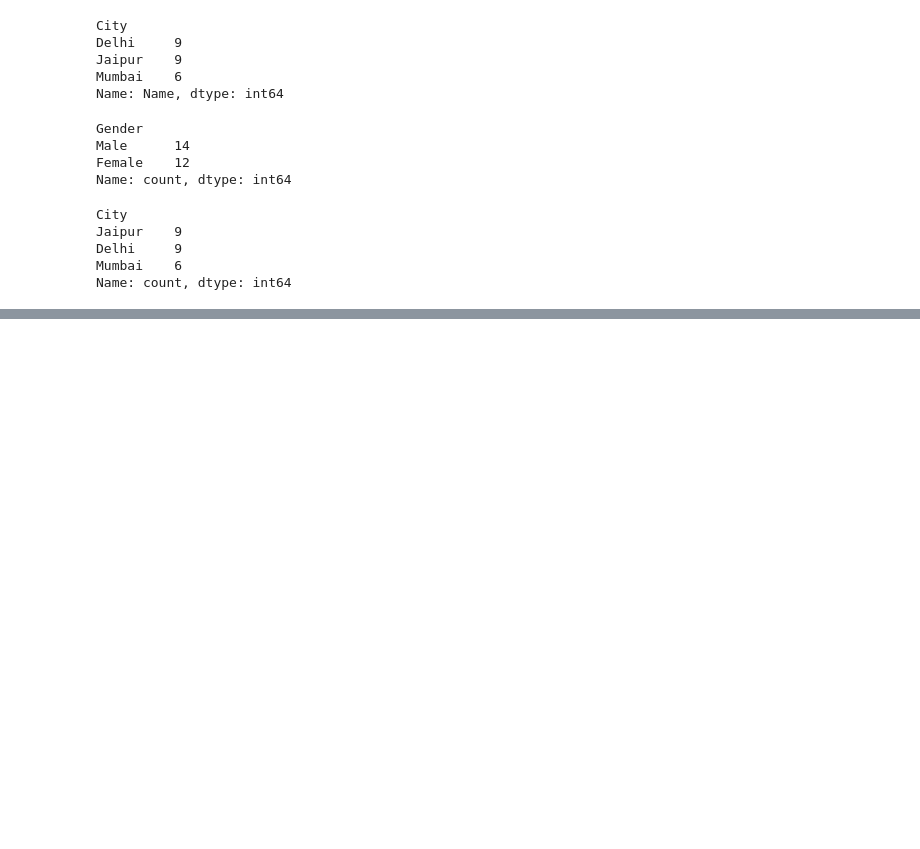
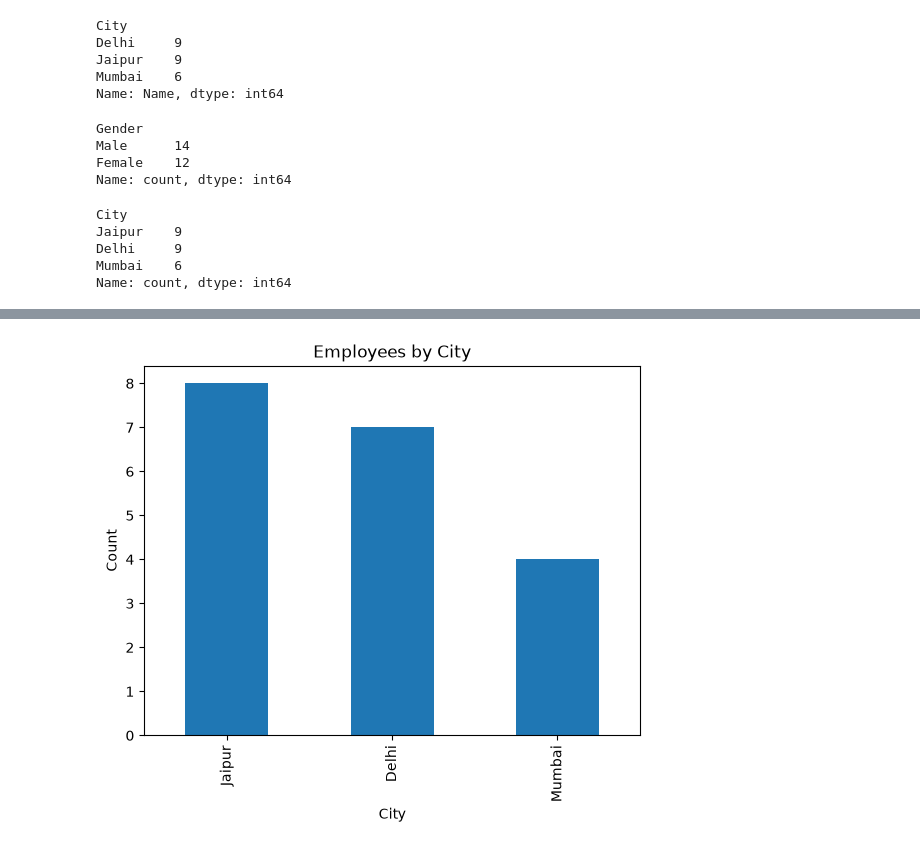
Before and after one commit to ankit-kr-maurya-82/Data-Science, a Jupyter notebook: day9project.ipynb, the cells around one changed output, grey strips where cells are left out. Saved outputs shown, nothing was run; the diff lists cells and outputs as text; code cells hidden in the pictures; blank space fills up the shorter version.

```diff
--- a/day9project.ipynb
+++ b/day9project.ipynb
@@ -111,0 +229,9 @@ Name: count, dtype: int64
+# %%
+# bar chart
+data["City"].value_counts().plot(kind="bar")
+plt.title("Employees by City")
+plt.xlabel("City")
+plt.ylabel("Count")
+plt.show()
+# %% [output]
+[figure, added]
```
Also changed, not shown: parts of 12 cells of this notebook.
